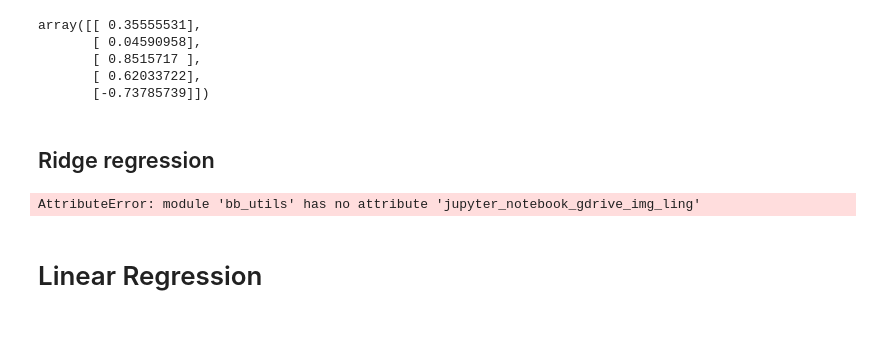
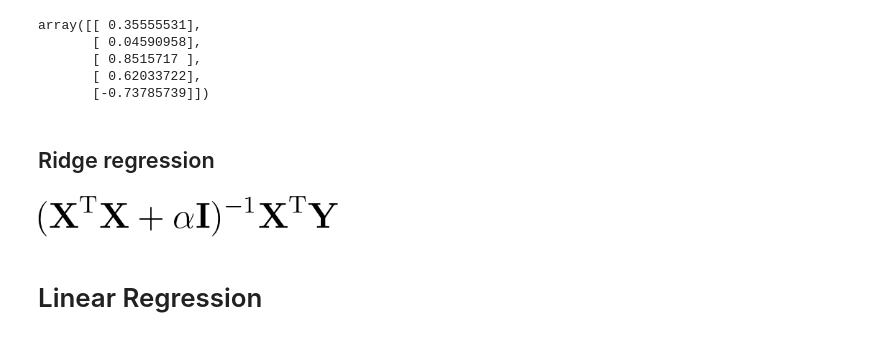
Before and after one commit to Nimrais/Linear_Regression, a Jupyter notebook: regression.ipynb, the cells around one changed output. Cells and saved outputs as stored; diff of their text form; code cells hidden in the pictures.

```diff
--- a/regression.ipynb
+++ b/regression.ipynb
@@ -50,10 +50,10 @@ array([[ 0.35555531],
        [-0.73785739]])
 # %% [markdown]
 ## Ridge regression
-# %%
-bb_utils.__doc__
-# %% [output]
-AttributeError: module 'bb_utils' has no attribute 'jupyter_notebook_gdrive_img_ling'
+# %%
+Image(filename="/Users/mykola/tmp/images/ridge.png", width=300, height=60)
+# %% [output]
+[figure, added]
 # %% [markdown]
 # Linear Regression
 # %%
```
Also changed, not shown: parts of 2 cells of this notebook.
